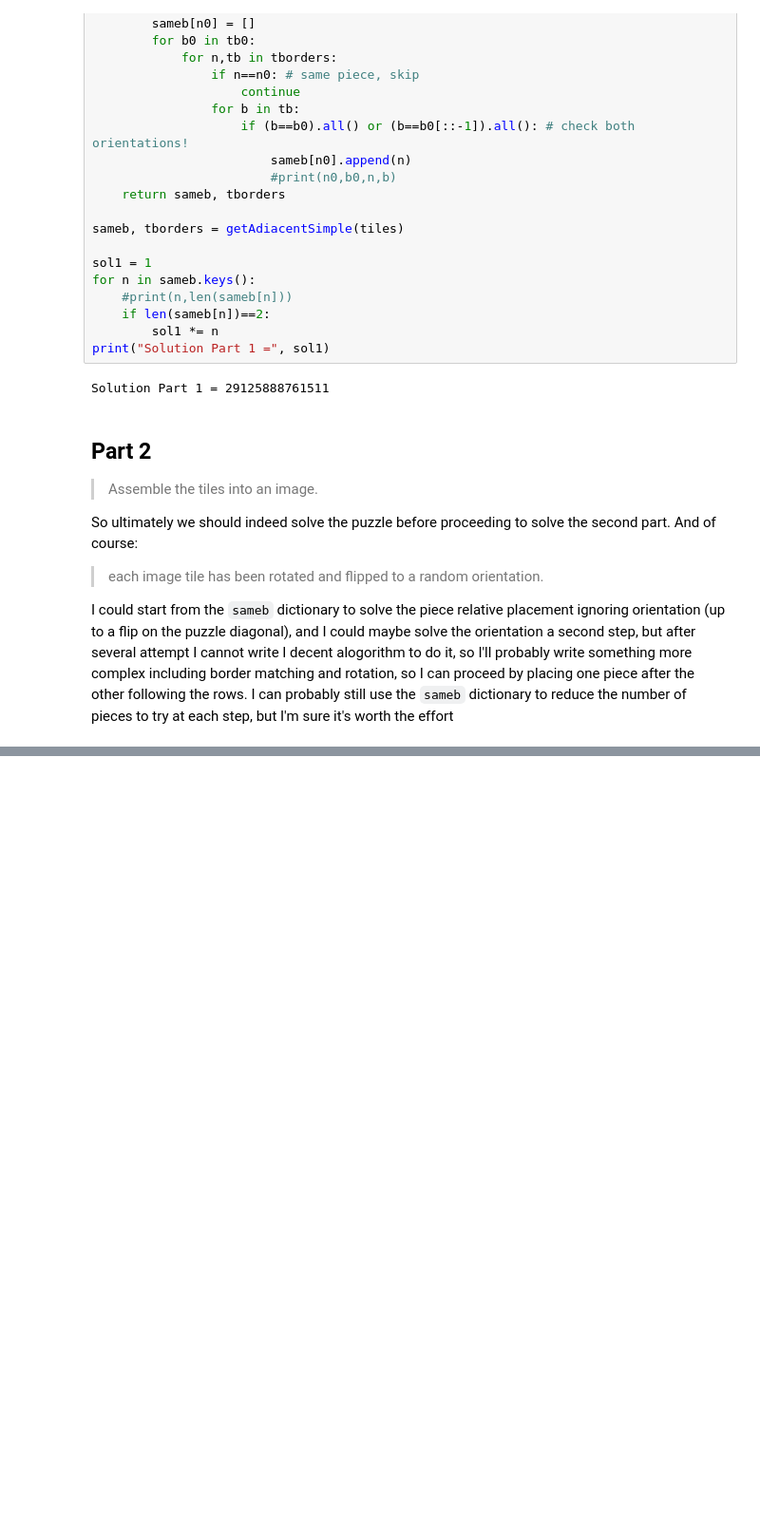
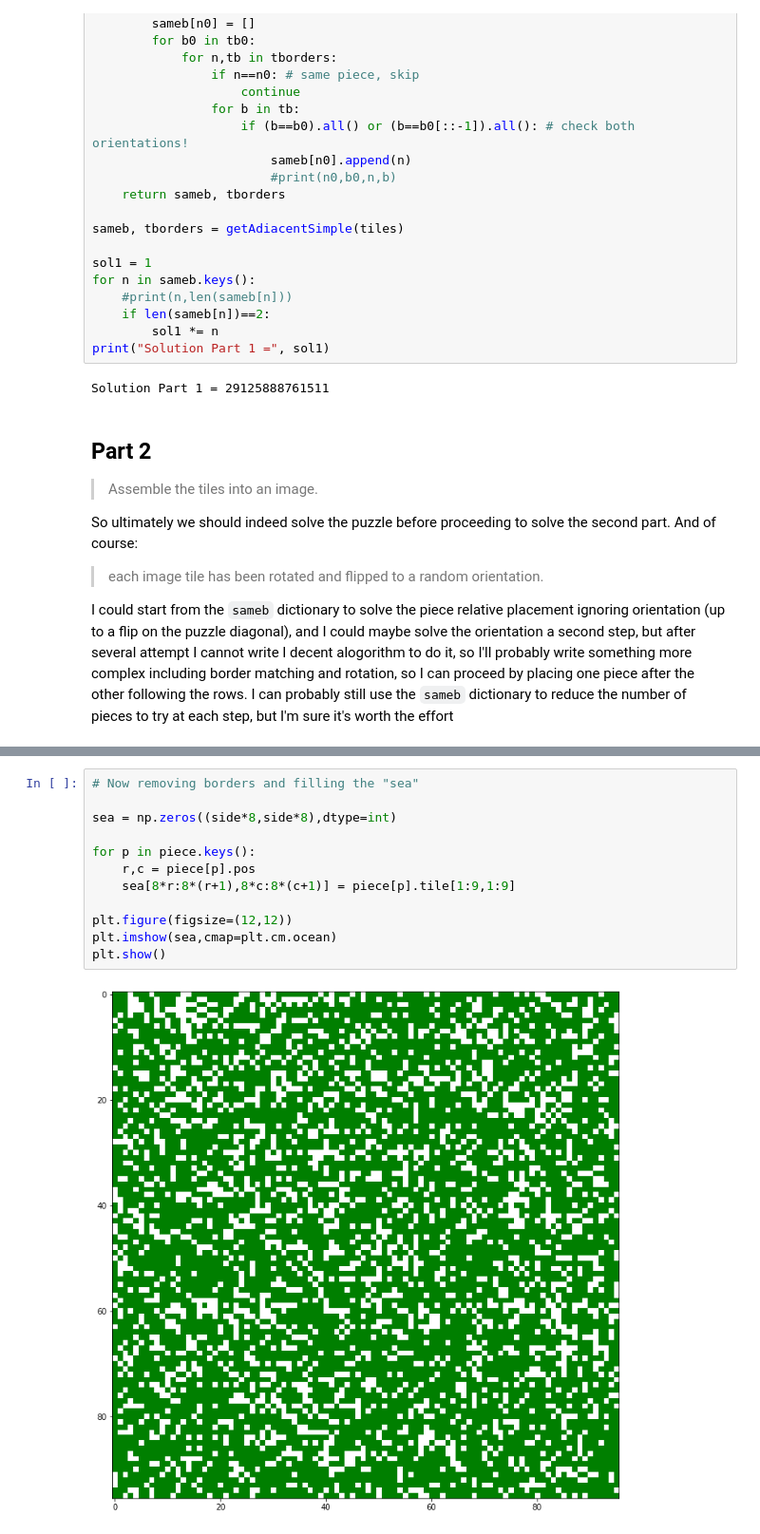
Before and after one commit to marcodelmastro/AdventOfCode2020, a Jupyter notebook: Day 20.ipynb, the cells around one changed output, grey strips where cells are left out. Shown: that part at 95% size. Cells and saved outputs as stored; diff of their text form; blank space fills up the shorter version.

```diff
--- a/Day 20.ipynb
+++ b/Day 20.ipynb
@@ -149,0 +340,14 @@ sameb_placed
+# %%
+# Now removing borders and filling the "sea"
+
+sea = np.zeros((side*8,side*8),dtype=int)
+
+for p in piece.keys():
+    r,c = piece[p].pos
+    sea[8*r:8*(r+1),8*c:8*(c+1)] = piece[p].tile[1:9,1:9]
+
+plt.figure(figsize=(12,12))
+plt.imshow(sea,cmap=plt.cm.ocean)
+plt.show()
+# %% [output]
+[figure, added]
```
Also changed, not shown: parts of 12 cells of this notebook.
